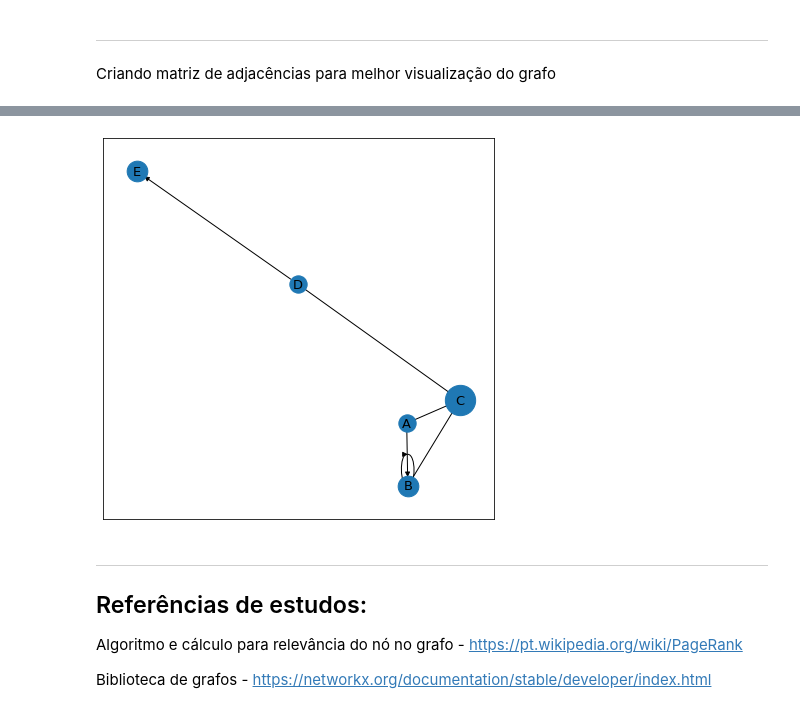
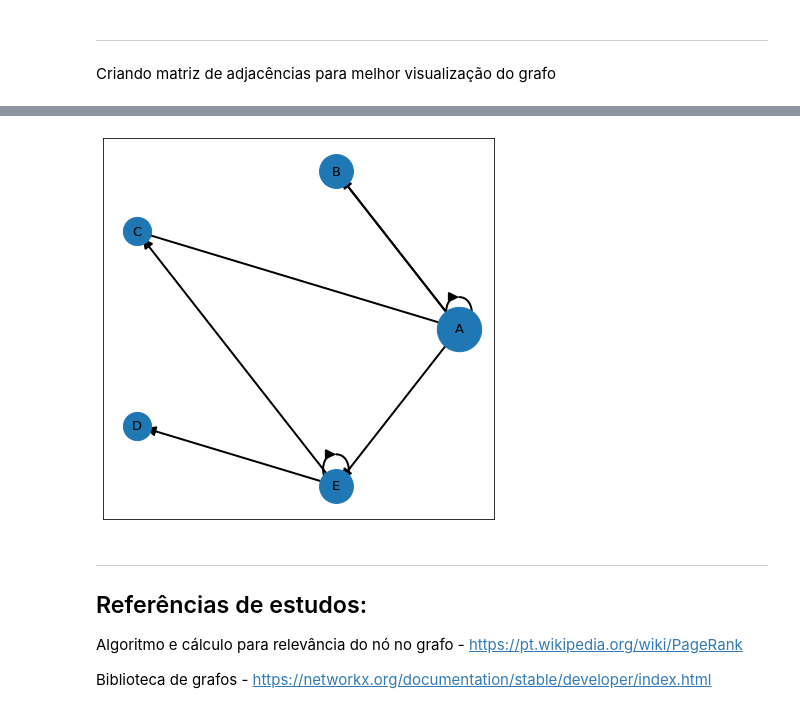
Before and after one commit to andrerochasouza/Rank_to_Page_Algorithm, a Jupyter notebook: rank_to_page/rank_to_graph.ipynb, the cells around one changed output, grey strips where cells are left out. Drawn from its saved outputs; the diff is of its cells as text; code cells hidden in the pictures.

Commit message:
att matriz adjacente

```diff
--- a/rank_to_page/rank_to_graph.ipynb
+++ b/rank_to_page/rank_to_graph.ipynb
@@ -68,30 +85,16 @@ Calculo de ranqueamento dos nós:
 <div style="background-color: white; width: 300px">
     <img src="calc_to_rank.png">
 </div>
-# %%
-def rank_to_graph(matriz, rank_nodes):
-    if rank_nodes is None:
-        rank_nodes = [1 / len(matriz) for i in range(len(matriz))]
-
-    list_nodes_rg = []
-    for i in range(len(matriz)):
-        temp = 0
-        for j in range(len(matriz)):
-            if matriz[i,j] == 1 and i != j:
-                temp += matriz[i,j]
-        list_nodes_rg.append(temp)
-
-    list_sum = np.zeros(len(matriz))
-    for i in range(len(matriz)):
-        for j in range(len(matriz)):
-            if matriz[j,i] == 1 and j != i:
-                list_sum[i] += rank_nodes[j] / list_nodes_rg[j]
-
-    list_rank = np.zeros(len(matriz))
-    for i in range(len(matriz)):
-        list_rank[i] = (1 - .85) / len(matriz) + .85 * list_sum[i]
-
-    return list_rank
+# %%
+def rank_to_graph(matriz_prob, rank_nodes):
+    list_nodes = np.zeros(len(matriz))
+
+    for i in range(len(matriz_prob)):
+        for j in range(len(matriz_prob)):
+            if i != j:
+                list_nodes[i] += rank_nodes[i] / np.sum(1 if matriz_prob[i,j] != 0 else 0)
+        print(list_nodes)
+    return list_nodes
 # %%
 rank_nodes = [1 / len(matriz) for i in range(len(matriz))]
 for i in range(10):
@@ -109,14 +128,14 @@ plt.show()
 # %%
-# deixar a seta maior
+pos = nx.circular_layout(G, scale=1)
 
-pos = nx.spring_layout(G)
 for i in range(len(rank_nodes)):
     nx.draw_networkx_nodes(G, pos, nodelist=[chr(i+65)], node_size=rank_nodes[i] * 10000)
-nx.draw_networkx_edges(G, pos, alpha=1)
+
+nx.draw_networkx_edges(G, pos, **options, alpha=1)
 nx.draw_networkx_labels(G, pos, font_size=13, font_family='sans-serif')
 plt.show()
 # %% [output]
-[figure, old version]
+[figure, new version]
 # %% [markdown]
 ----------------
 
```
Also changed, not shown: parts of 7 cells of this notebook.
